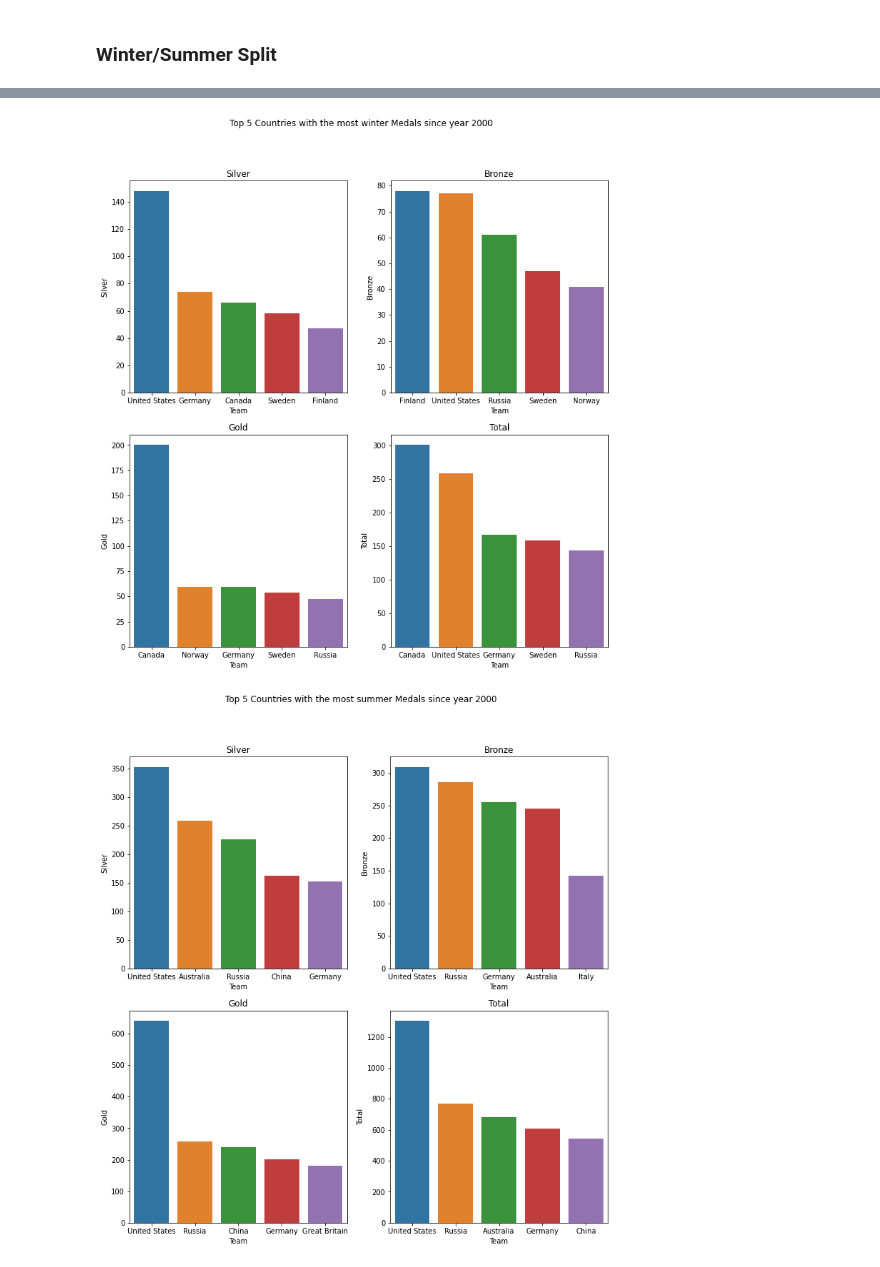
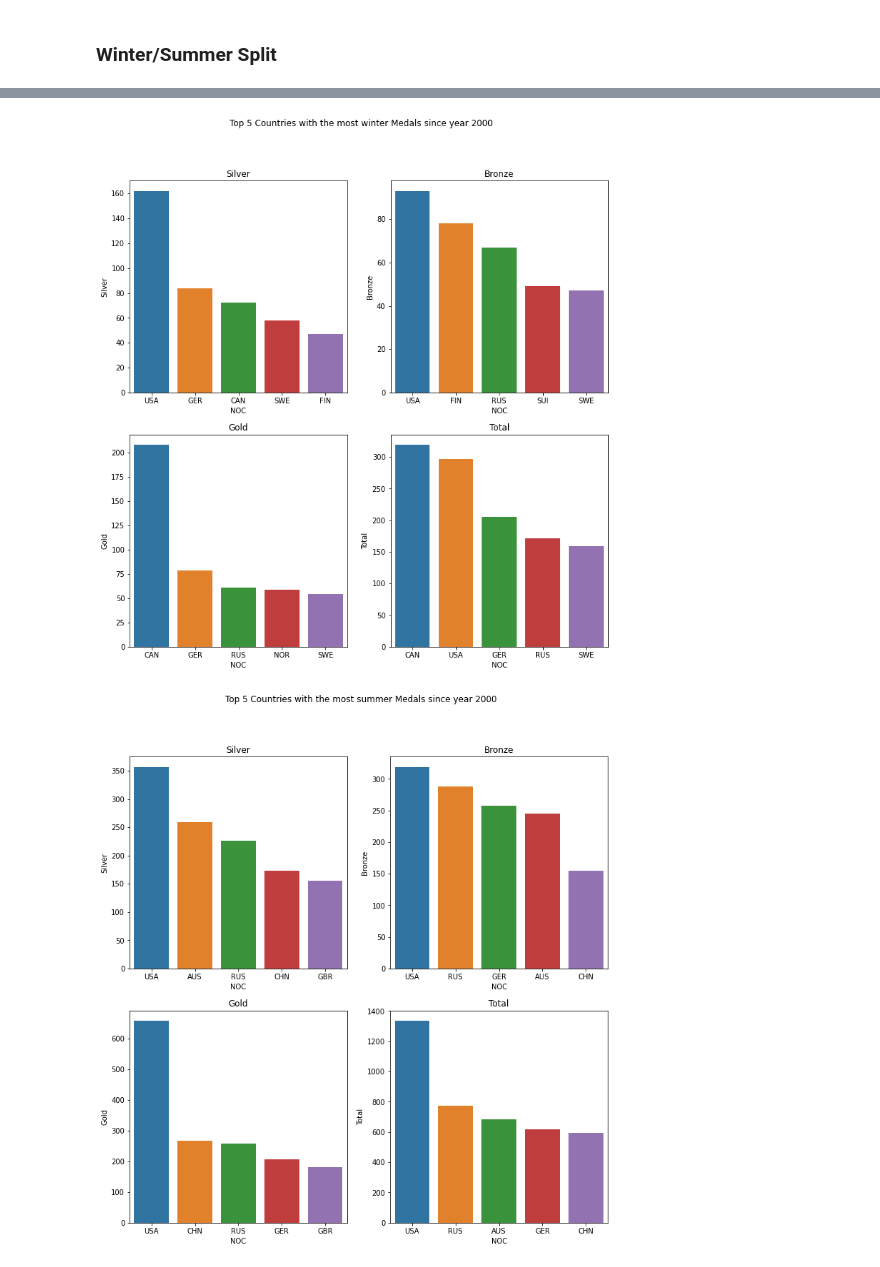
Before and after one commit to vitaminsofsalem/Data_Engineering_Milestone_1, a Jupyter notebook: TopCountriesInMedalsWon.ipynb, the cells around one changed output, grey strips where cells are left out. Cells and saved outputs as stored; diff of their text form; code cells hidden in the pictures.

```diff
--- a/TopCountriesInMedalsWon.ipynb
+++ b/TopCountriesInMedalsWon.ipynb
@@ -58,7 +59,7 @@ fig.suptitle("Top 5 Countries with the most winter Medals")
 medals = ["Silver","Bronze","Gold","Total"]
 
 for i,m in enumerate(medals):
-    medals_top_5 = winter.groupby("Team").sum().sort_values(m,ascending=0)[:5]
+    medals_top_5 = winter.groupby("NOC").sum().sort_values(m,ascending=0)[:5]
     axes[i].set_title(m)
     sns.barplot(ax=axes[i],data=medals_top_5,x=medals_top_5.index,y=m)
 # %% [output]
@@ -72,7 +73,7 @@ fig.suptitle("Top 5 Countries with the most summer Medals")
 medals = ["Silver","Bronze","Gold","Total"]
 
 for i,m in enumerate(medals):
-    medals_top_5 = summer.groupby("Team").sum().sort_values(m,ascending=0)[:5]
+    medals_top_5 = summer.groupby("NOC").sum().sort_values(m,ascending=0)[:5]
     axes[i].set_title(m)
     sns.barplot(ax=axes[i],data=medals_top_5,x=medals_top_5.index,y=m)
 # %% [output]
@@ -85,7 +86,7 @@ axes=axes.flatten()
 fig.suptitle("Top 5 Countries with the most Medals since year 2000")
 medals = ["Silver","Bronze","Gold","Total"]
 for i,m in enumerate(medals):
-    medals_top_5 = noc_medals_games.query('Year >= 2000').groupby("Team").sum().sort_values(m,ascending=0)[:5]
+    medals_top_5 = noc_medals_games.query('Year >= 2000').groupby("NOC").sum().sort_values(m,ascending=0)[:5]
     axes[i].set_title(m)
     sns.barplot(ax=axes[i],data=medals_top_5,x=medals_top_5.index,y=m)
 # %% [output]
@@ -97,20 +98,20 @@ axes=axes.flatten()
 fig.suptitle("Top 5 Countries with the most winter Medals since year 2000")
 medals = ["Silver","Bronze","Gold","Total"]
 for i,m in enumerate(medals):
-    medals_top_5 = winter.query('Year >= 2000').groupby("Team").sum().sort_values(m,ascending=0)[:5]
+    medals_top_5 = winter.query('Year >= 2000').groupby("NOC").sum().sort_values(m,ascending=0)[:5]
     axes[i].set_title(m)
     sns.barplot(ax=axes[i],data=medals_top_5,x=medals_top_5.index,y=m)
 # %% [output]
-[figure, old version]
+[figure, new version]
 # %%
 
 fig,axes = plt.subplots(nrows=2,ncols=2,figsize=(12,12))
 axes=axes.flatten()
 fig.suptitle("Top 5 Countries with the most summer Medals since year 2000")
 medals = ["Silver","Bronze","Gold","Total"]
 for i,m in enumerate(medals):
-    medals_top_5 = summer.query('Year >= 2000').groupby("Team").sum().sort_values(m,ascending=0)[:5]
+    medals_top_5 = summer.query('Year >= 2000').groupby("NOC").sum().sort_values(m,ascending=0)[:5]
     axes[i].set_title(m)
     sns.barplot(ax=axes[i],data=medals_top_5,x=medals_top_5.index,y=m)
 # %% [output]
-[figure, old version]
+[figure, new version]
```
Also changed, not shown: parts of 9 cells of this notebook.
